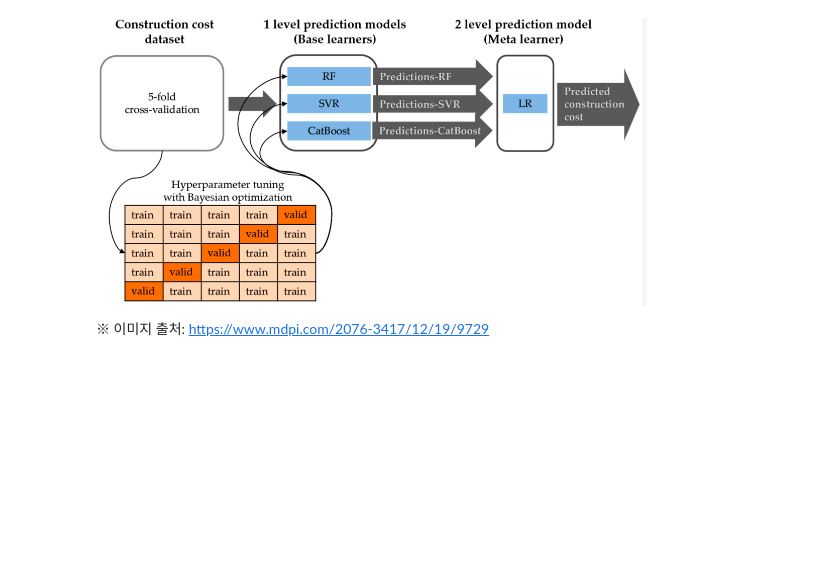
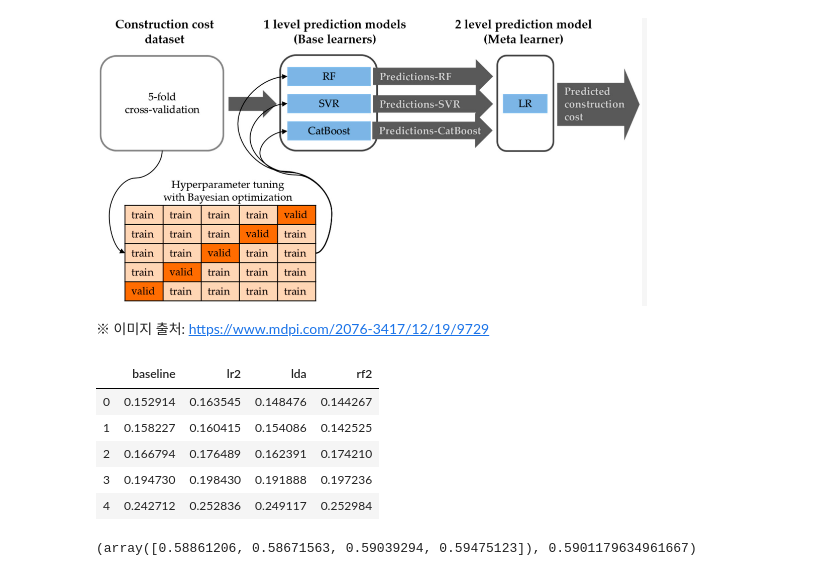
Before and after one commit to sunkusun9/DS_lv3_2502, a Jupyter notebook: sec_ds_lv3_prob1_kaggle.ipynb, the cells around one changed output. Drawn from its saved outputs; the diff is of its cells as text; code cells hidden in the pictures; blank space fills up the shorter version.

```diff
--- a/sec_ds_lv3_prob1_kaggle.ipynb
+++ b/sec_ds_lv3_prob1_kaggle.ipynb
@@ -528,21 +545,34 @@ model_list = [
 # %%
 # 1단계: Cross Validation 예측결과를 모아 메타 모델 학습을 위한 데이터셋을 만듭니다.
 
 # 메타 모델이 접하게되는 데이터는 1차 모델의 예측 결과 인데,
 # 일반화 성능을 높이려면 이 데이터의 분포가 학습하지 않았던 데이터의 분포와 비슷해야 합니다.
 # 학습에 사용되지 않았던 겹외셋의 예측 결과 사용하여,
 # 이렇게 데이터의 분포를 실제 예측시의 분포와 최대한 유사하게 해줍니다.
+from sklearn.model_selection import cross_val_predict
 
 model_list = [
     ('baseline', clf_lr), # LR + SFS
     ('lr2', clf_lr2), # LR.2: LR + feature PCA
     ('lda', clf_lda), # LDA
     ('rf2', clf_rf2), # RF + LDA
 ]
 
 # 메타모델 학습데이터의 입력을 만듭니다.
-# df_cv = TODO-with
-# df_cv.head()
+df_cv = pd.concat([
+    pd.Series(cross_val_predict(
+        clf, df_train[X_all], df_train['failure'], df_train['product_code'], gkf, method = 'predict_proba'
+    )[:, 1], name = name)
+    for name, clf in model_list
+], axis=1)
+df_cv.head()
+# %% [output]
+|  | baseline | lr2 | lda | rf2 |
+| 0 | 0.152914 | 0.163545 | 0.148476 | 0.144267 |
+| 1 | 0.158227 | 0.160415 | 0.154086 | 0.142525 |
+| 2 | 0.166794 | 0.176489 | 0.162391 | 0.174210 |
+| 3 | 0.194730 | 0.198430 | 0.191888 | 0.197236 |
+| 4 | 0.242712 | 0.252836 | 0.249117 | 0.252984 |
 # %%
 # 메타 모델을 검증을 해봅니다.
 from sklearn.linear_model import LogisticRegression
@@ -553,12 +583,12 @@ from sklearn.model_selection import cross_val_score
 clf_meta_lr = LogisticRegression(solver='lbfgs')
 X_stk = ['baseline', 'lr2', 'lda', 'rf2']
 
-"""
 scores = cross_val_score(
-    #TODO-with
+    clf_meta_lr, df_cv, df_train['failure'], groups = df_train['product_code'], cv = gkf, scoring = 'roc_auc'
 )
 scores, scores.mean()
-"""
+# %% [output]
+(array([0.58861206, 0.58671563, 0.59039294, 0.59475123]), 0.5901179634961667)
 # %%
 # 2단계 메타 모델을 학습 시키고, 예측해 봅니다.
 # 메타 모델 평가 데이터를 만듭니다. 1. 전체데이터로 기반 모델 학습 2. 평가 데이터에 대한 기반 모델 예측 결과 만들기
```
Also changed, not shown: parts of 17 cells of this notebook.
